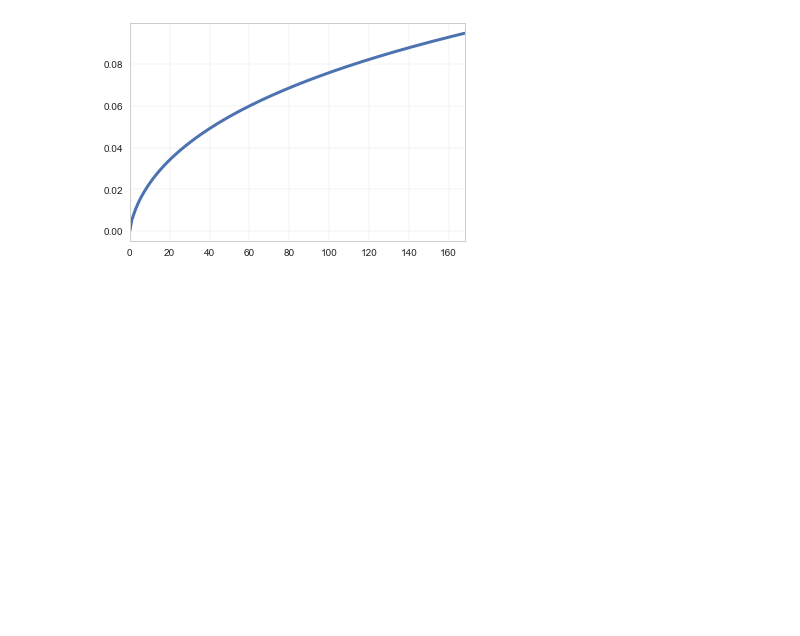
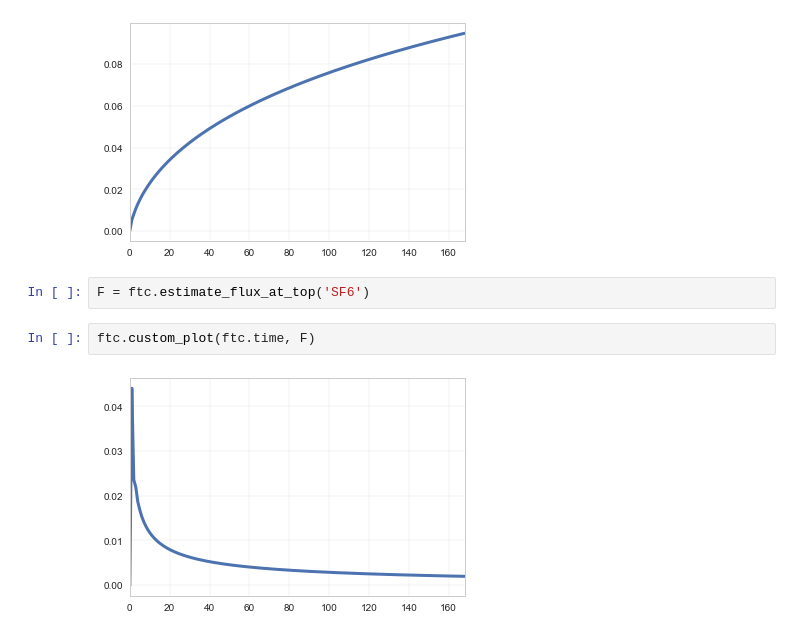
Before and after one commit to biogeochemistry/PorousMediaLab, a Jupyter notebook: examples/tracer_gas_in_column.ipynb, the cells around one changed output. Cells and saved outputs as stored; diff of their text form; blank space fills up the shorter version.

Commit message:
updated graphs

```diff
--- a/examples/tracer_gas_in_column.ipynb
+++ b/examples/tracer_gas_in_column.ipynb
@@ -49,3 +49,9 @@ ftc.custom_plot(ftc.time, Fx/Hcc)
 ftc.custom_plot(ftc.time, Chs)
 # %% [output]
 [figure]
+# %%
+F = ftc.estimate_flux_at_top('SF6')
+# %%
+ftc.custom_plot(ftc.time, F)
+# %% [output]
+[figure, added]
```
